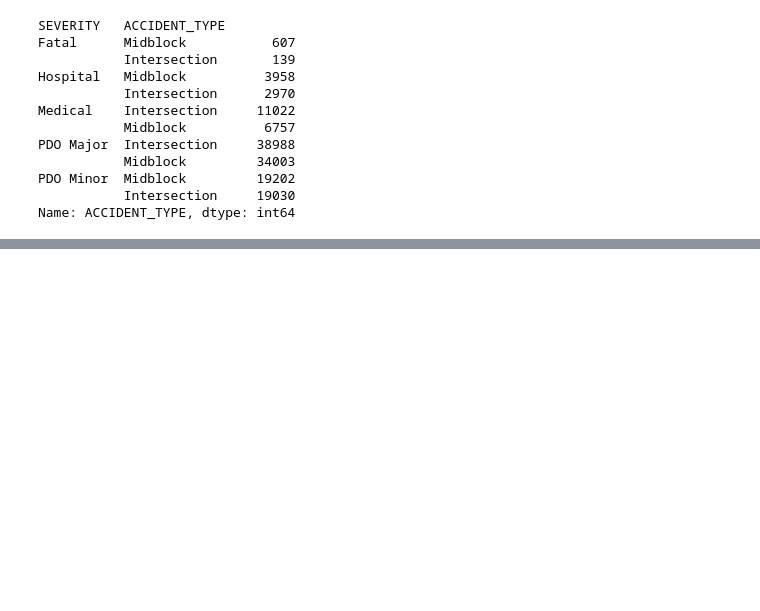
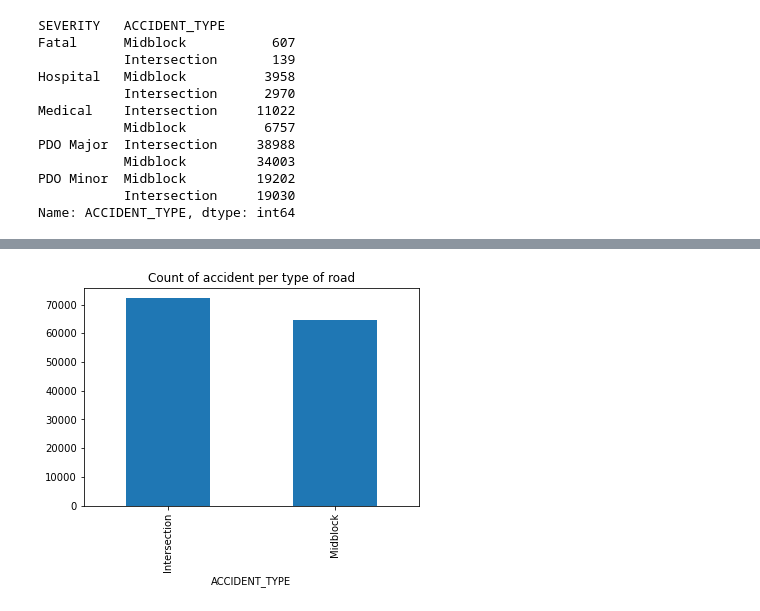
Before and after one commit to NZeinali/project_one, a Jupyter notebook: crash_beta.ipynb, the cells around one changed output, grey strips where cells are left out. Drawn from its saved outputs; the diff is of its cells as text; code cells hidden in the pictures; blank space fills up the shorter version.

```diff
--- a/crash_beta.ipynb
+++ b/crash_beta.ipynb
@@ -167,0 +221,4 @@ Name: ACCIDENT_TYPE, dtype: int64
+# %%
+bar_plot_data = accident_data.plot.bar(rot='vertical',title='Count of accident per type of road')
+# %% [output]
+[figure, added]
```
Also changed, not shown: parts of 6 cells of this notebook.
